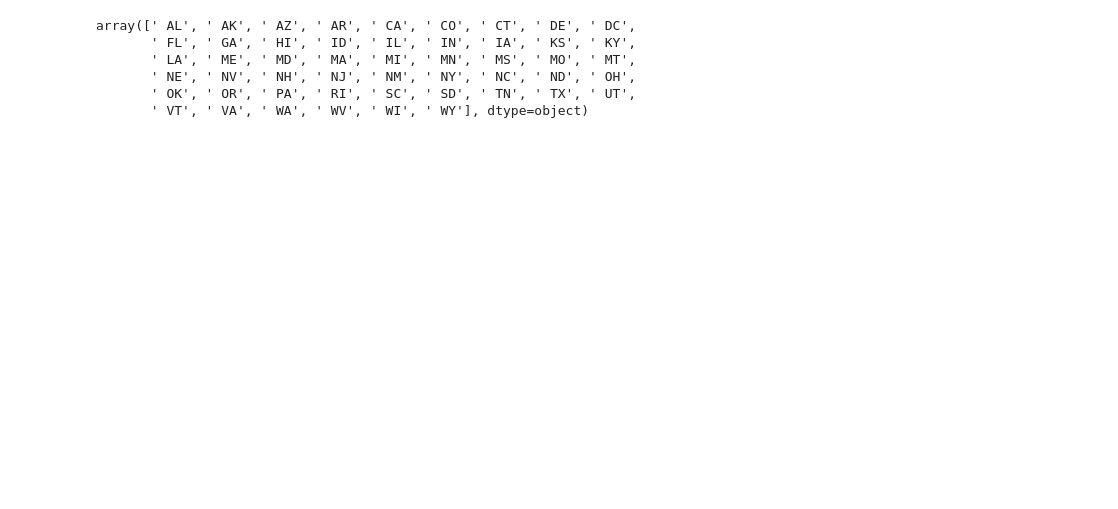
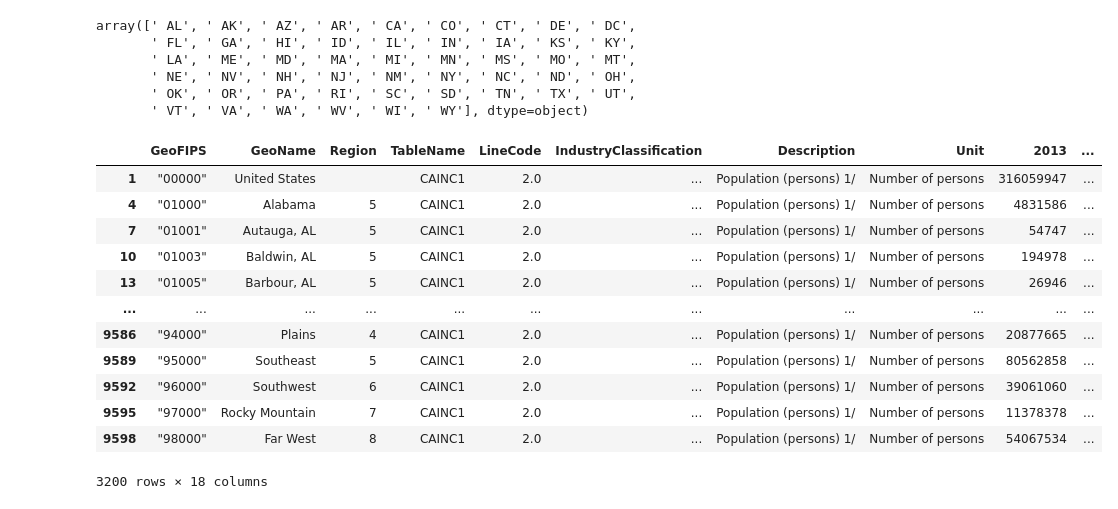
Before and after one commit to bakeralexan/human_trafficking_interactive_charts, a Jupyter notebook: BEA_data.ipynb, the cells around one changed output. Drawn from its saved outputs; the diff is of its cells as text; code cells hidden in the pictures; blank space fills up the shorter version.

```diff
--- a/BEA_data.ipynb
+++ b/BEA_data.ipynb
@@ -166,0 +203,17 @@ array([' AL', ' AK', ' AZ', ' AR', ' CA', ' CO', ' CT', ' DE', ' DC',
+# %%
+population_df = reduced_BEA_df.loc[reduced_BEA_df['LineCode'] == 2.0]
+population_df
+# %% [output]
+|  | GeoFIPS | GeoName | Region | TableName | LineCode | IndustryClassification | Description | Unit | 2013 | ... |
+| 1 | "00000" | United States |  | CAINC1 | 2.0 | ... | Population (persons) 1/ | Number of persons | 316059947 | ... |
+| 4 | "01000" | Alabama | 5 | CAINC1 | 2.0 | ... | Population (persons) 1/ | Number of persons | 4831586 | ... |
+| 7 | "01001" | Autauga, AL | 5 | CAINC1 | 2.0 | ... | Population (persons) 1/ | Number of persons | 54747 | ... |
+| 10 | "01003" | Baldwin, AL | 5 | CAINC1 | 2.0 | ... | Population (persons) 1/ | Number of persons | 194978 | ... |
+| 13 | "01005" | Barbour, AL | 5 | CAINC1 | 2.0 | ... | Population (persons) 1/ | Number of persons | 26946 | ... |
+| ... | ... | ... | ... | ... | ... | ... | ... | ... | ... | ... |
+| 9586 | "94000" | Plains | 4 | CAINC1 | 2.0 | ... | Population (persons) 1/ | Number of persons | 20877665 | ... |
+| 9589 | "95000" | Southeast | 5 | CAINC1 | 2.0 | ... | Population (persons) 1/ | Number of persons | 80562858 | ... |
+| 9592 | "96000" | Southwest | 6 | CAINC1 | 2.0 | ... | Population (persons) 1/ | Number of persons | 39061060 | ... |
+| 9595 | "97000" | Rocky Mountain | 7 | CAINC1 | 2.0 | ... | Population (persons) 1/ | Number of persons | 11378378 | ... |
+| 9598 | "98000" | Far West | 8 | CAINC1 | 2.0 | ... | Population (persons) 1/ | Number of persons | 54067534 | ... |
+3200 rows × 18 columns
```
Also changed, not shown: parts of 15 cells of this notebook, 5 other files.
